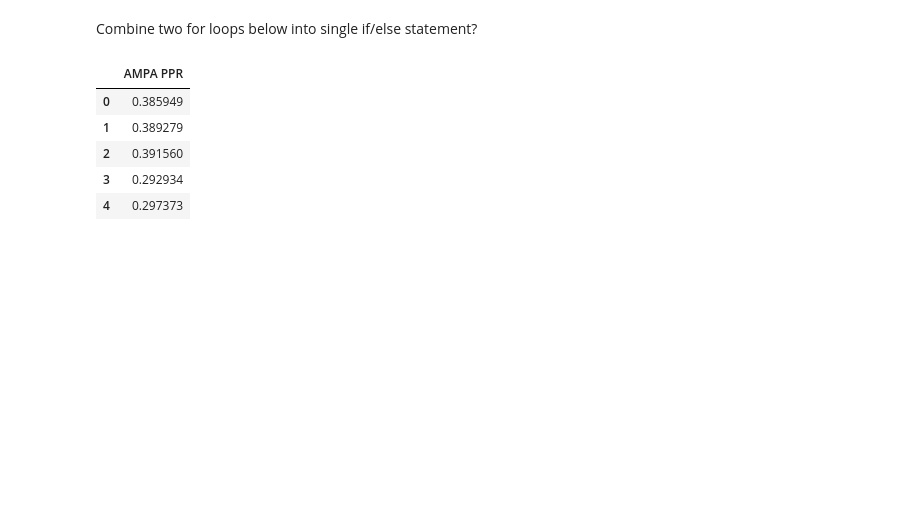
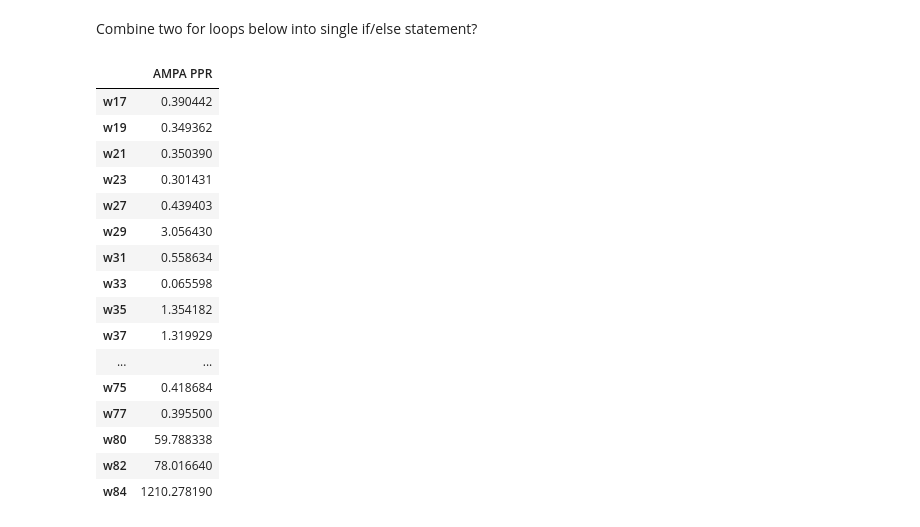
Before and after one commit to yuwie10/ephysAnalysis, a Jupyter notebook: ephysAnalysis.ipynb, the cells around one changed output. Cells and saved outputs as stored; diff of their text form; code cells hidden in the pictures; blank space fills up the shorter version.

```diff
--- a/ephysAnalysis.ipynb
+++ b/ephysAnalysis.ipynb
@@ -32,6 +32,15 @@ def wavesByNotes(df, info) :
     selectWaves = notesColumn.loc[notesColumn['notes'] == info]
     finalWaves = df.filter(selectWaves['waveName'])
     return(finalWaves)
+
+#Fxn to remove waves before bicuculline, test waves, NMDA tau wave
+def removeBicTestTau(df) :
+    toRemove1 = list(wavesByNotes(df, info = 'noBic').columns.values)
+    toRemove2 = list(wavesByNotes(df, info = 'test').columns.values)
+    toRemove3 = list(wavesByNotes(df, info = 'NMDA tau').columns.values)
+    toRemove = toRemove1 + toRemove2 + toRemove3
+    df = df.drop(toRemove, 1)
+    return(df)
 
 #Fxn to find paired pulse ratio (second AMPA response / first AMPA response)
 def findPPR(df1, df2) :
@@ -177,8 +186,7 @@ for key in regModel:
     coef = regModel[key].params
     coefs.append(coef)
 
-coefs = pd.DataFrame(coefs, index = ids)
-coefs = coefs.reindex(index = natsorted(coefs.index))
+coefs = pd.DataFrame(coefs, index = natsorted(ids))
 coefs.head()
 # %% [output]
 |  | Intercept | sec |
@@ -224,9 +233,14 @@ plt.show()
 [figure]
 # %%
 #break data into different sections for analysis/plotting
+
 cap = wavesToAnalyze[0:endCap] #cap trace doesn't need to be normalized
 firstStim = normalized[firstStimBegin:firstStimEnd]
 bothStim = normalized[firstStimBegin:secStimEnd]
+
+#remove waves without bic, test waves, NMDA tau wave
+firstStim = removeBicTestTau(firstStim)
+bothStim = removeBicTestTau(bothStim)
 # %%
 #AMPA and NMDA current amplitudes
 
@@ -416,29 +437,49 @@ Combine two for loops below into single if/else statement?
 # %%
 #Find all AMPA pprs (even columns of bothStim)
 allPPR_a = []
+id_a = []
 for wave in bothStim.iloc[:, ::2]:
+    id_a.append(wave)
     firstA = min(bothStim[wave][firstStimBegin:firstStimEnd])
     secondA = min(bothStim[wave][secStimBegin:secStimEnd])
     pprA = abs(secondA / firstA)
     allPPR_a.append(pprA)
 
 #Find all NMDA pprs (odd columns of bothStim)
 allPPR_n = []
+id_n = []
 for wave in bothStim.iloc[:, 1::2]:
+    id_n.append(wave)
     firstN = max(bothStim[wave][firstStimBegin:firstStimEnd])
     secondN = max(bothStim[wave][secStimBegin:secStimEnd])
     pprN = secondN / firstN
     allPPR_n.append(pprN)
 
-allPPR_a = pd.DataFrame(allPPR_a, columns = ['AMPA PPR'])
-allPPR_n = pd.DataFrame(allPPR_n, columns = ['NMDA PPR'])
-allPPR_a.head()
+allPPR_a = pd.DataFrame(allPPR_a, index = id_a, columns = ['AMPA PPR'])
+allPPR_n = pd.DataFrame(allPPR_n, index = id_n, columns = ['NMDA PPR'])
+allPPR_a
 
+##INDICES ARE MESSED UP BECAUSE REMOVED WAVES WITH SLOW CAP
+
+#allPPR = allPPR_a.join(allPPR_n)
+#allPPR = pd.DataFrame(allPPR.stack().reset_index(level=[0,1], drop=True), columns = ['PPR'])
+#allPPR
 #use stack to merge AMPA and NMDA ppr and then index using waveName
 # %% [output]
 |  | AMPA PPR |
-| 0 | 0.385949 |
-| 1 | 0.389279 |
-| 2 | 0.391560 |
-| 3 | 0.292934 |
-| 4 | 0.297373 |
+| w17 | 0.390442 |
+| w19 | 0.349362 |
+| w21 | 0.350390 |
+| w23 | 0.301431 |
+| w27 | 0.439403 |
+| w29 | 3.056430 |
+| w31 | 0.558634 |
+| w33 | 0.065598 |
+| w35 | 1.354182 |
+| w37 | 1.319929 |
+| ... | ... |
+| w75 | 0.418684 |
+| w77 | 0.395500 |
+| w80 | 59.788338 |
+| w82 | 78.016640 |
+| w84 | 1210.278190 |
```
Also changed, not shown: parts of 10 cells of this notebook.
